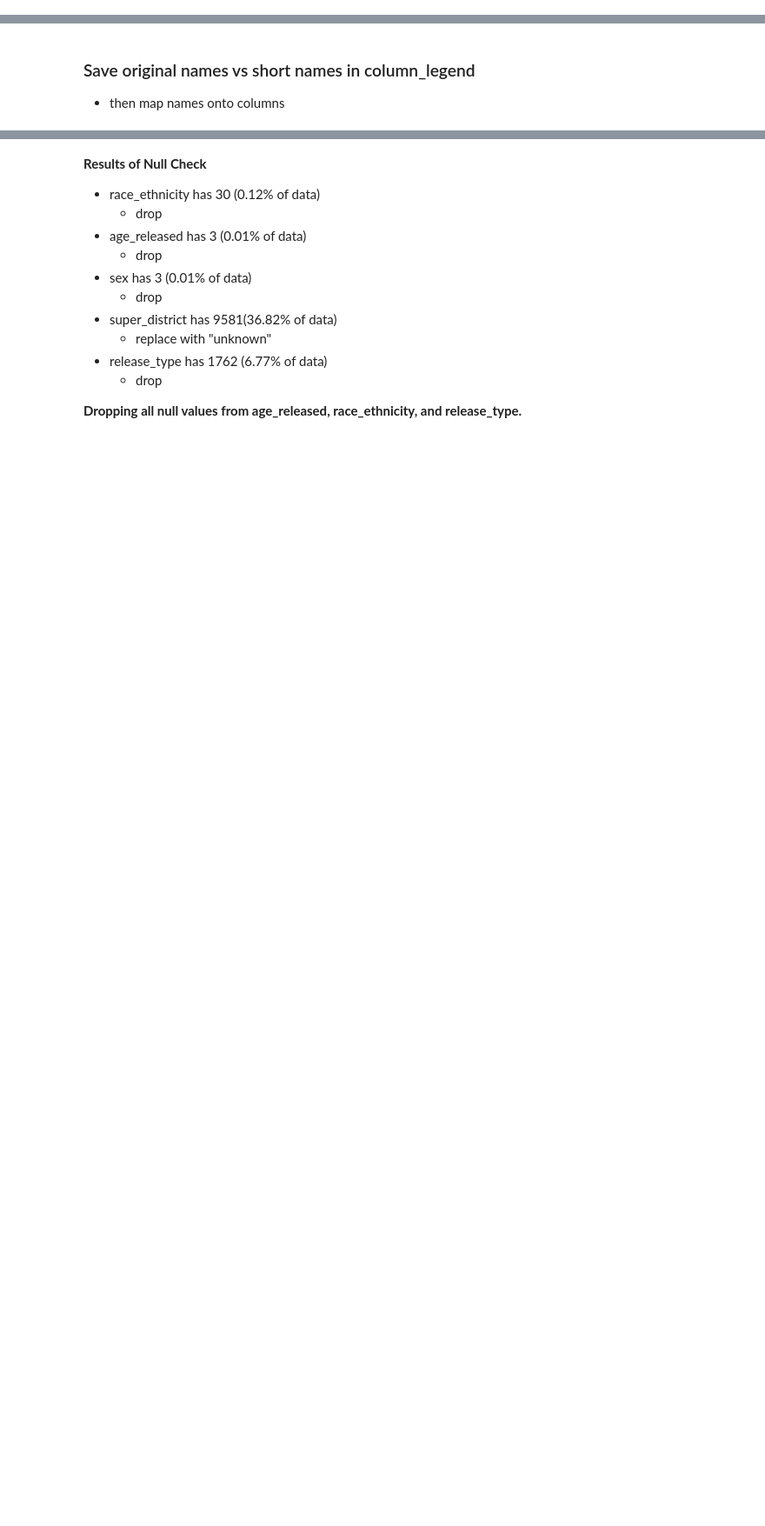
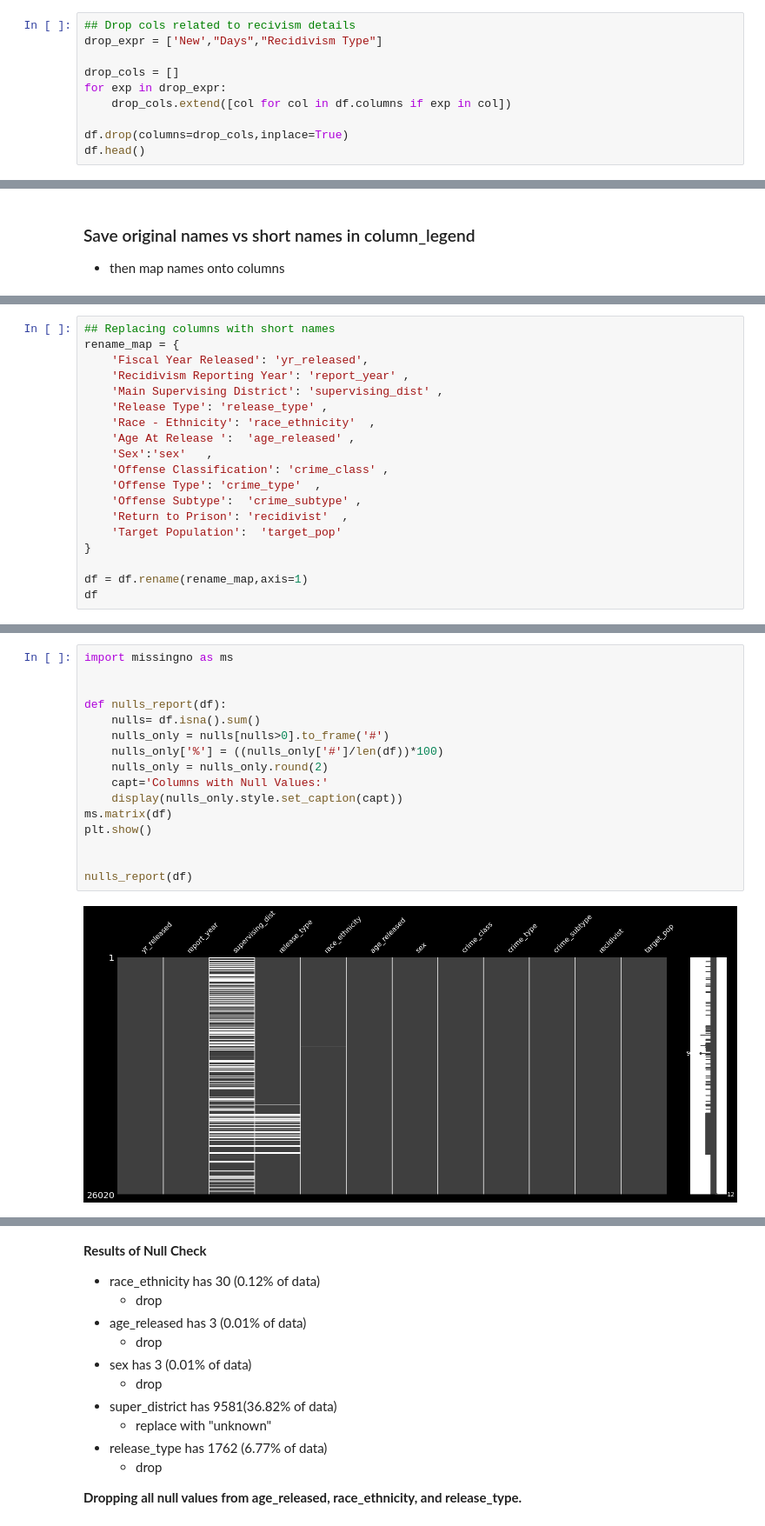
Before and after one commit to jirvingphd/iowa-prisoner-recidivism-mod-3-project, a Jupyter notebook: student-JMI-pruning-final.ipynb, the cells around one changed output, grey strips where cells are left out. Shown: that part at 87% size. Saved outputs shown, nothing was run; the diff lists cells and outputs as text; blank space fills up the shorter version.

```diff
--- a/student-JMI-pruning-final.ipynb
+++ b/student-JMI-pruning-final.ipynb
@@ -160,0 +164,10 @@ df = drop_cols(df, ['New','Days','Recidivism Type'])
+# %%
+## Drop cols related to recivism details
+drop_expr = ['New',"Days","Recidivism Type"]
+
+drop_cols = []
+for exp in drop_expr:
+    drop_cols.extend([col for col in df.columns if exp in col])
+
+df.drop(columns=drop_cols,inplace=True)
+df.head()
@@ -191,0 +184,19 @@ df.head()
+# %%
+## Replacing columns with short names
+rename_map = {
+    'Fiscal Year Released': 'yr_released',
+    'Recidivism Reporting Year': 'report_year' ,
+    'Main Supervising District': 'supervising_dist' ,
+    'Release Type': 'release_type' ,
+    'Race - Ethnicity': 'race_ethnicity'  ,
+    'Age At Release ':  'age_released' ,
+    'Sex':'sex'   ,
+    'Offense Classification': 'crime_class' ,
+    'Offense Type': 'crime_type'  ,
+    'Offense Subtype':  'crime_subtype' ,
+    'Return to Prison': 'recidivist'  ,
+    'Target Population':  'target_pop'
+}
+
+df = df.rename(rename_map,axis=1)
+df
@@ -202,0 +244,18 @@ check_null(df)
+# %%
+import missingno as ms
+
+
+def nulls_report(df):
+    nulls= df.isna().sum()
+    nulls_only = nulls[nulls>0].to_frame('#')
+    nulls_only['%'] = ((nulls_only['#']/len(df))*100)
+    nulls_only = nulls_only.round(2)
+    capt='Columns with Null Values:'
+    display(nulls_only.style.set_caption(capt))
+ms.matrix(df)
+plt.show()
+
+
+nulls_report(df)
+# %% [output]
+[figure, added]
```
Also changed, not shown: parts of 37 cells of this notebook, 14 other files.
